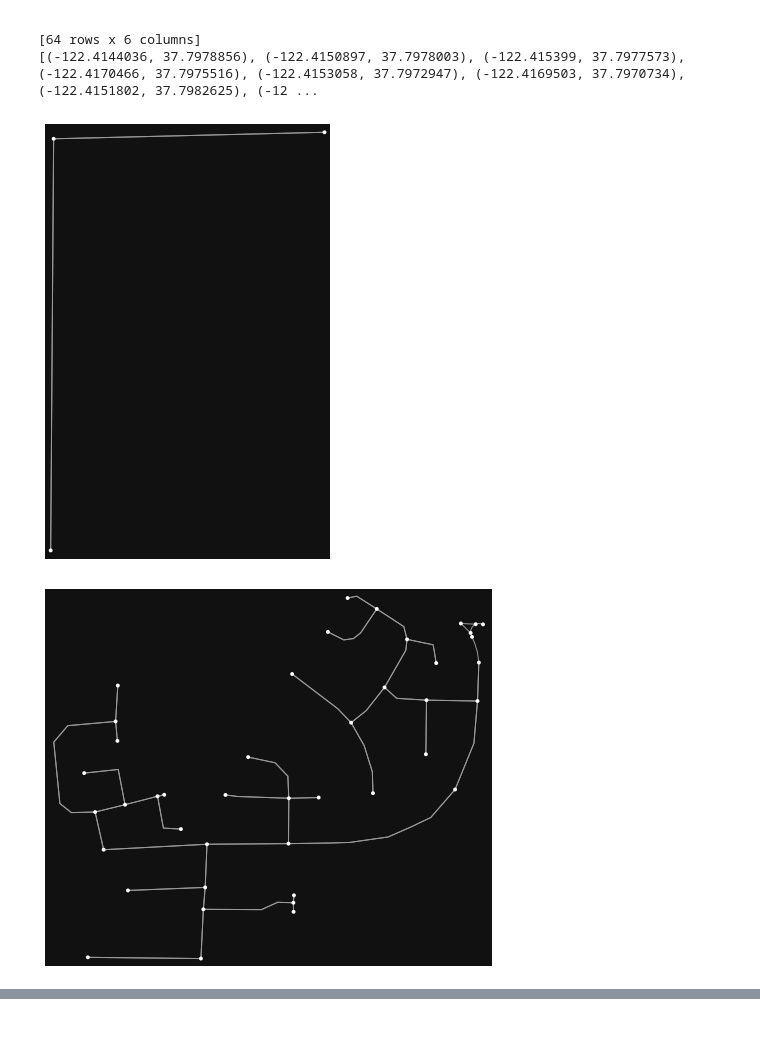
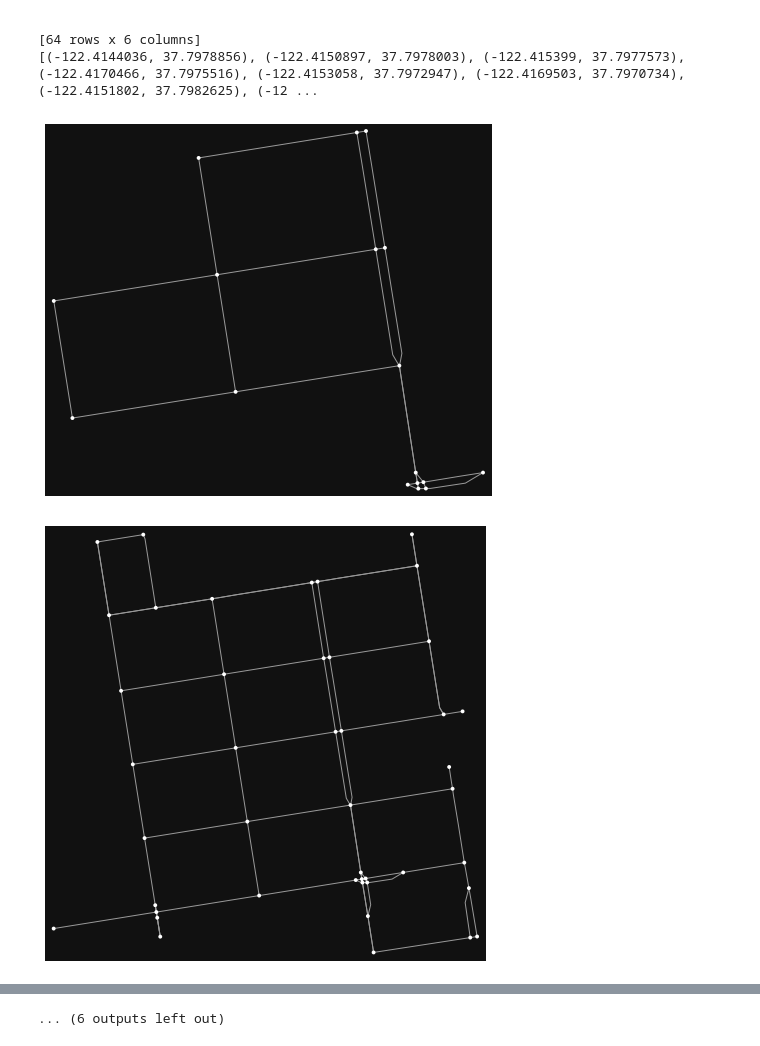
Before and after one commit to KacperWalentynowicz/route-planning, a Jupyter notebook: src/graphs/graph_download.ipynb, the cells around one changed output, grey strips where cells are left out. Cells and saved outputs as stored; diff of their text form; code cells hidden in the pictures.

```diff
--- a/src/graphs/graph_download.ipynb
+++ b/src/graphs/graph_download.ipynb
@@ -221,28 +221,32 @@ u          v          key
 [64 rows x 6 columns]
 [(-122.4144036, 37.7978856), (-122.4150897, 37.7978003), (-122.415399, 37.7977573), (-122.4170466, 37.7975516), (-122.4153058, 37.7972947), (-122.4169503, 37.7970734), (-122.4151802, 37.7982625), (-12 ...
 # %%
+coords = [(37.79, -122.41), (52.236219, 21.008218), (52.207708, 0.126859)]
+#coords = [New York, Warsaw, Cambridge center]
+
 def prepare_testcases(testcases):
     np.random.seed(42)
     it = 0
-    for range_around in testcases:
-        name = 'eval_' + str(it)
-        it += 1
-        #Big Ben coords + small noise
-        X = 51.5065 + np.random.uniform(-0.001, 0.001)
-        Y = 0.1245 + np.random.uniform(-0.001, 0.001)
 
-        G = ox.graph_from_point((X, Y), dist=range_around, network_type='drive')
-        nodes_geometry = ox.graph_to_gdfs(G, nodes=True, edges=False, node_geometry=True, fill_edge_geometry=False)['geometry']
-        #G = osmnx.utils_graph.get_digraph(G, weight='length')
-        mapping, revmap = calculate_node_mappings(G)
-        ox.plot_graph(G)
-        save_graph(G, name)
+    for c in range(0, 3):
+        for range_around in testcases:
+            name = 'eval_' + str(it)
+            it += 1
 
-        save_as_simple_edgelist(G, name, mapping, nodes_geometry)
+            X,Y = coords[c]
 
-        save_shortest_distances(G, name, revmap)
+            G = ox.graph_from_point((X, Y), dist=range_around, network_type='drive')
+            nodes_geometry = ox.graph_to_gdfs(G, nodes=True, edges=False, node_geometry=True, fill_edge_geometry=False)['geometry']
+            #G = osmnx.utils_graph.get_digraph(G, weight='length')
+            mapping, revmap = calculate_node_mappings(G)
+            ox.plot_graph(G)
+            save_graph(G, name)
 
-prepare_testcases([100, 200, 300, 500, 700, 900])
+            save_as_simple_edgelist(G, name, mapping, nodes_geometry)
+
+            #save_shortest_distances(G, name, revmap)
+
+prepare_testcases([200, 300, 400, 500, 700, 900])
 # %% [output]
-[figure, old version]
+[figure, new version]
-[figure, old version]
+[figure, new version]
@@ -253,2 +263,3 @@ prepare_testcases([100, 200, 300, 500, 700, 900])
+... (6 outputs left out)
 # %%
 print("Finished")
```
Also changed, not shown: parts of 1 cell of this notebook, 12 other files.
